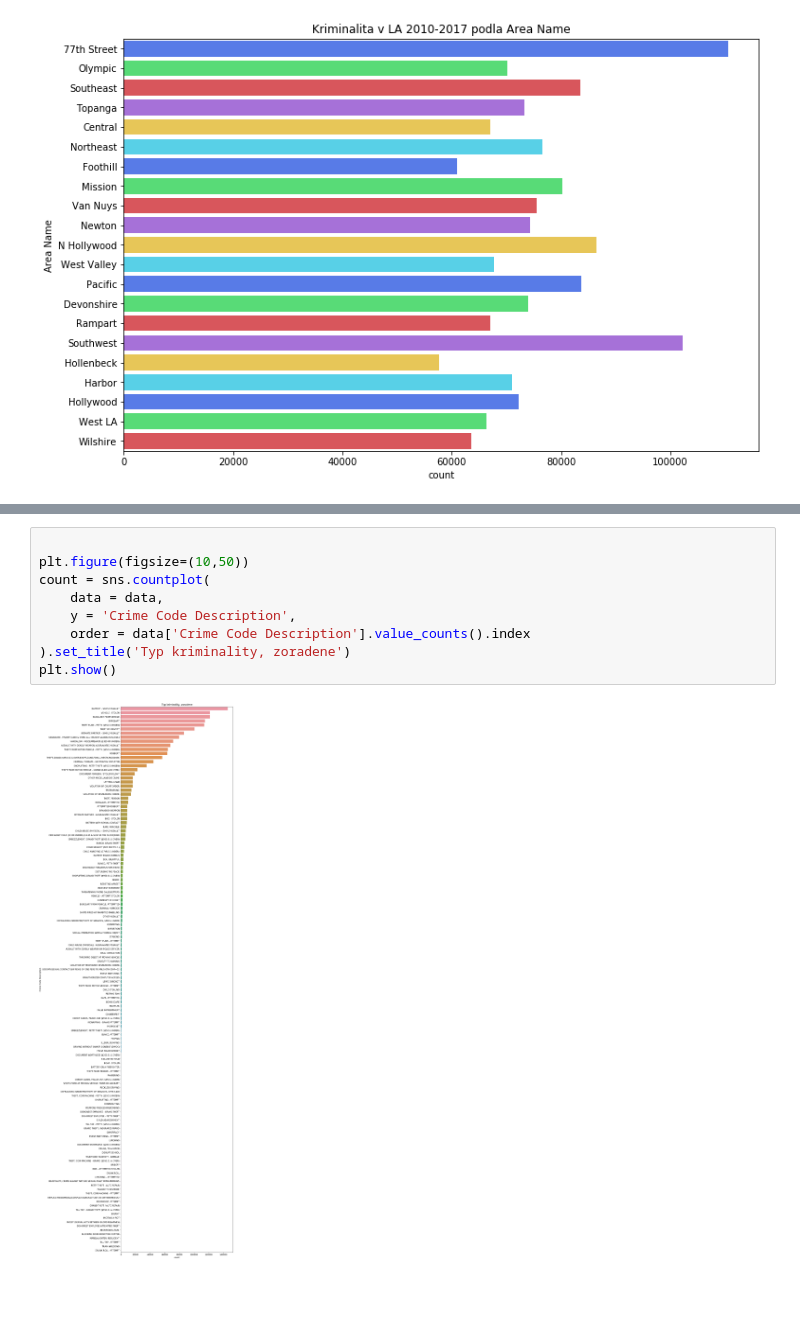
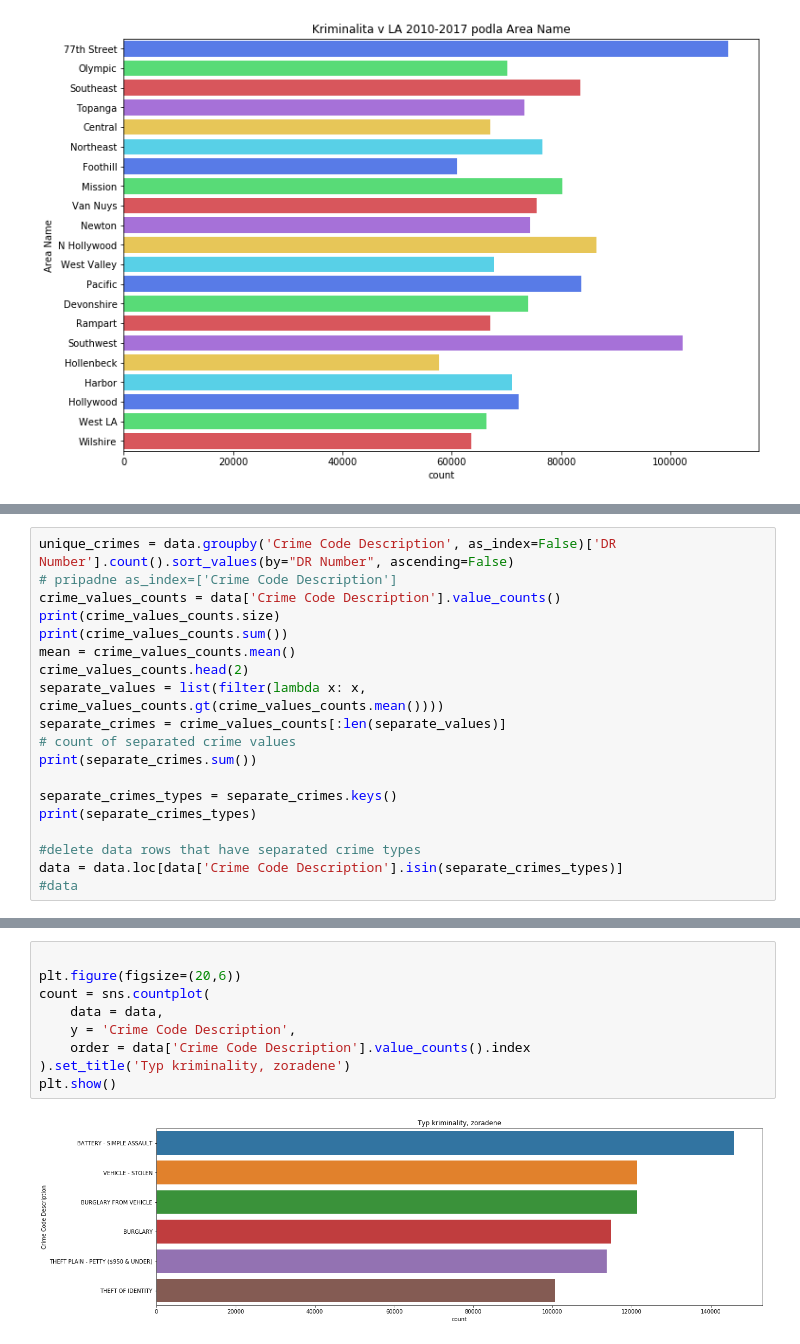
Before and after one commit to enderstorm/crime-prediction, a Jupyter notebook: dataexplo.ipynb, the cells around one changed output, grey strips where cells are left out. Cells and saved outputs as stored; diff of their text form; blank space fills up the shorter version.

```diff
--- a/dataexplo.ipynb
+++ b/dataexplo.ipynb
@@ -116,0 +94,19 @@ unique_crimes
+# %%
+unique_crimes = data.groupby('Crime Code Description', as_index=False)['DR Number'].count().sort_values(by="DR Number", ascending=False)
+# pripadne as_index=['Crime Code Description']
+crime_values_counts = data['Crime Code Description'].value_counts()
+print(crime_values_counts.size)
+print(crime_values_counts.sum())
+mean = crime_values_counts.mean()
+crime_values_counts.head(2)
+separate_values = list(filter(lambda x: x, crime_values_counts.gt(crime_values_counts.mean())))
+separate_crimes = crime_values_counts[:len(separate_values)]
+# count of separated crime values
+print(separate_crimes.sum())
+
+separate_crimes_types = separate_crimes.keys()
+print(separate_crimes_types)
+
+#delete data rows that have separated crime types
+data = data.loc[data['Crime Code Description'].isin(separate_crimes_types)]
+#data
@@ -123,14 +126,14 @@ sns.barplot(x="Crime Code Description", y="DR Number", data=unique_crimes)
 # %%
 
-plt.figure(figsize=(10,50))
+plt.figure(figsize=(20,6))
 count = sns.countplot(
     data = data,
     y = 'Crime Code Description',
     order = data['Crime Code Description'].value_counts().index
 ).set_title('Typ kriminality, zoradene')
 plt.show()
 # %% [output]
-[figure, old version]
+[figure, new version]
 # %%
 plt.figure(figsize=(10,10))
 count = sns.countplot(
```
Also changed, not shown: parts of 8 cells of this notebook, 2 other files.
